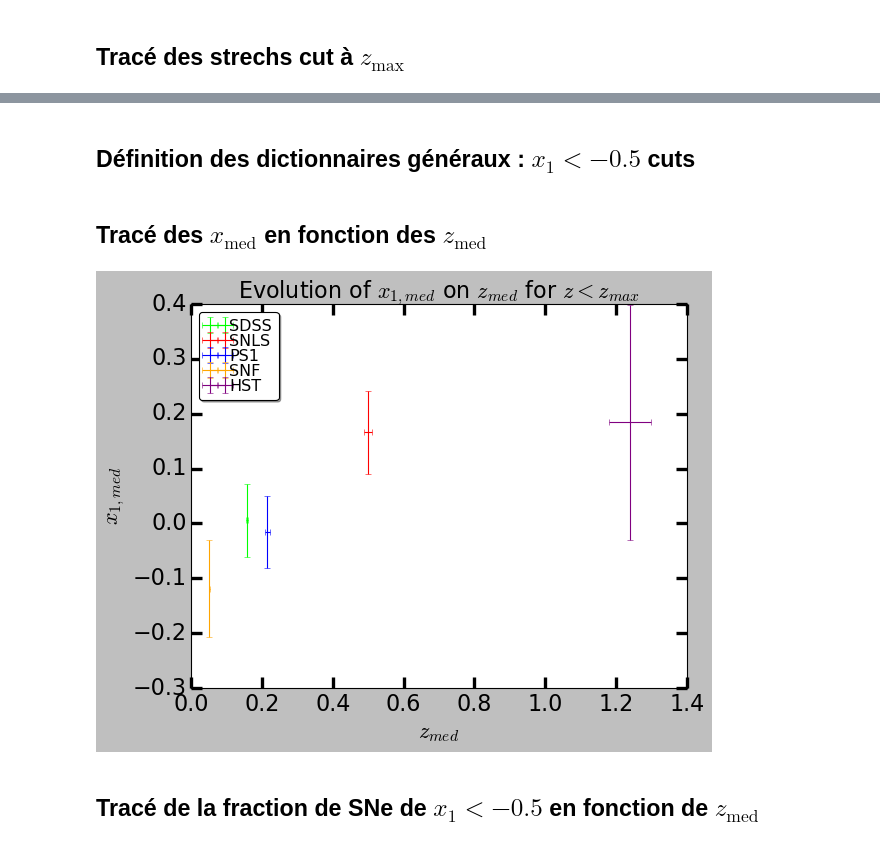
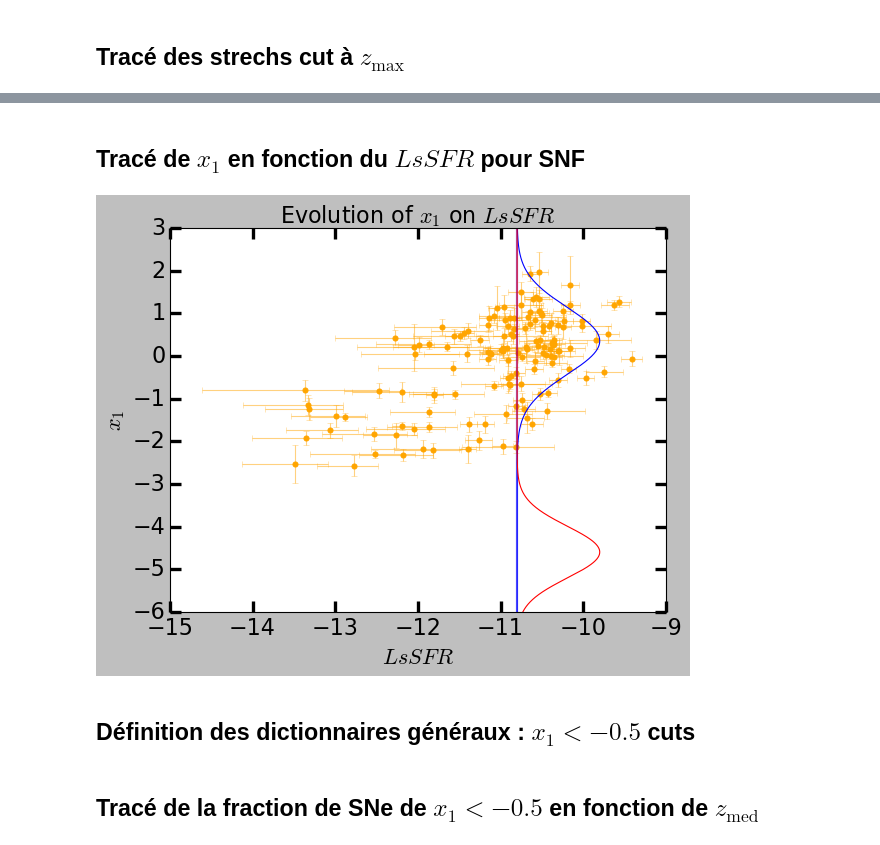
Before and after one commit to Nora-n/variaIa, a Jupyter notebook: notebooks/ModeFits.ipynb, the cells around one changed output, grey strips where cells are left out. Drawn from its saved outputs; the diff is of its cells as text; code cells hidden in the pictures.

```diff
--- a/notebooks/ModeFits.ipynb
+++ b/notebooks/ModeFits.ipynb
@@ -192,3 +291,43 @@ for survey in surveys:
+# %% [markdown]
+## Tracé de $x_1$ en fonction du $LsSFR$ pour SNF
+# %%
+plt.scatter(lssfr['SNF'], x1_zcuts['SNF'], marker = 'o', s = 20, color = colors['SNF'])
+
+plt.errorbar(lssfr['SNF'], x1_zcuts['SNF'],
+             xerr = [lssfr_err_d['SNF'], lssfr_err_u['SNF']],
+             yerr = x1_err['SNF'],
+             ecolor = colors['SNF'],
+             alpha = .5,
+             ls='none')
+
+plt.plot([-10.8,-10.8], [-6,3], color = 'b', alpha = .5, linewidth=2.0)
+
+plt.plot(gauss(x_linspace, mu_y, sigma_y)-10.8, x_linspace)
+plt.plot(gauss(x_linspace, m_y.values['mu'], m_y.values['sigma'])-10.8, x_linspace, color = 'r')
+
+ax = plt.gca()
+
+ax.tick_params(axis = 'both',
+               direction = 'in',
+               length = 10, width = 3,
+               labelsize = 20,
+               which = 'both',
+               top = True, right = True)
+ax.set_ylim([-6,3])
+plt.xlabel('$LsSFR$', fontsize = 20)
+plt.ylabel('$x_1$', fontsize = 20)
+
+#plt.legend(ncol=1, loc='upper left',
+#           #bbox_to_anchor=[0.5, 1.1],
+#           columnspacing=1.0, labelspacing=0.0,
+#           handletextpad=0.0, handlelength=1.5,
+#           fancybox=True, shadow=True)
+
+plt.title('Evolution of $x_1$ on $LsSFR$', fontsize = 20)
+
+plt.show()
+# %% [output]
+[figure, added]
 # %% [markdown]
 ## Définition des dictionnaires généraux : $x_1 < -0.5$ cuts
 # %%
@@ -200,37 +339,6 @@ for survey in surveys:
     xmax_cuts[survey] = np.where(x1_zcuts[survey] < -.5)
     x1_xcuts[survey] = x1_zcuts[survey][xmax_cuts[survey]]
     z_xcuts[survey] = z_zcuts[survey][xmax_cuts[survey]]
-# %% [markdown]
-## Tracé des $x_{\text{med}}$ en fonction des $z_{\text{med}}$
-# %%
-for i in range(5):
-    plt.errorbar(list(z_med.values())[i], list(x1_med.values())[i],
-                 xerr = list(z_std.values())[i]/np.sqrt(len(list(z_zcuts.values())[i])),
-                 yerr = list(x1_std.values())[i]/np.sqrt(len(list(x1_zcuts.values())[i])),
-                 color = list(colors.values())[i], label = surveys[i])
-
-ax = plt.gca()
-
-ax.tick_params(axis = 'both',
-               direction = 'in',
-               length = 10, width = 3,
-               labelsize = 20,
-               which = 'both',
-               top = True, right = True)
-plt.xlabel('$z_{med}$', fontsize = 20)
-plt.ylabel('$x_{1,med}$', fontsize = 20)
-
-plt.legend(ncol=1, loc='upper left',
-           #bbox_to_anchor=[0.5, 1.1],
-           columnspacing=1.0, labelspacing=0.0,
-           handletextpad=0.0, handlelength=1.5,
-           fancybox=True, shadow=True)
-
-plt.title('Evolution of $x_{1,med}$ on $z_{med}$ for $z < z_{max}$', fontsize = 20)
-
-plt.show()
-# %% [output]
-[figure, removed]
 # %% [markdown]
 ## Tracé de la fraction de SNe de $x_1 < -0.5$ en fonction de $z_{\text{med}}$
 # %%
```
Also changed, not shown: parts of 15 cells of this notebook, 3 other files.
